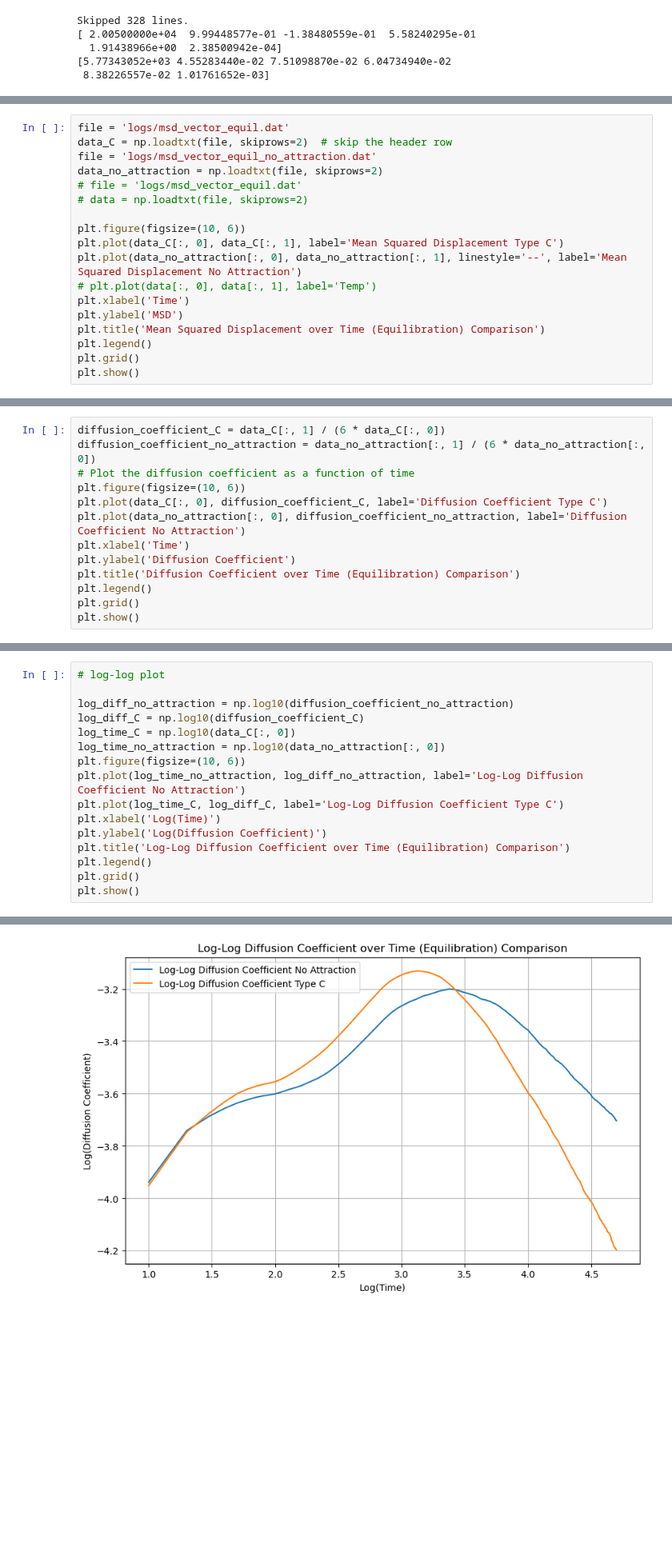
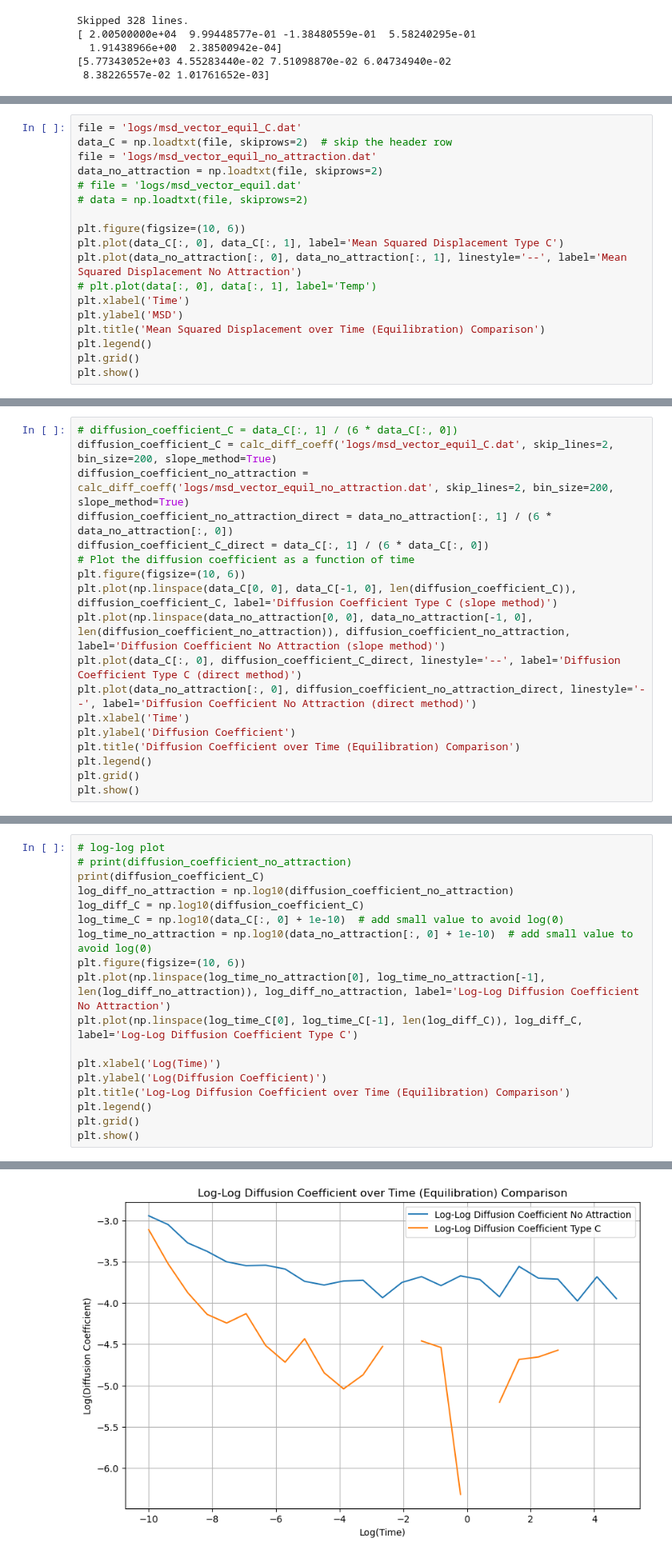
Before and after one commit to anotherbeaver/amine_polymers, a Jupyter notebook: logs/analyze_logs.ipynb, the cells around one changed output, grey strips where cells are left out. Shown at 80% size. Saved outputs shown, nothing was run; the diff lists cells and outputs as text; blank space fills up the shorter version.

```diff
--- a/logs/analyze_logs.ipynb
+++ b/logs/analyze_logs.ipynb
@@ -46,5 +77,5 @@ plt.show()
 # %%
-file = 'logs/msd_vector_equil.dat'
+file = 'logs/msd_vector_equil_C.dat'
 data_C = np.loadtxt(file, skiprows=2)  # skip the header row
 file = 'logs/msd_vector_equil_no_attraction.dat'
 data_no_attraction = np.loadtxt(file, skiprows=2)
@@ -66,10 +97,15 @@ plt.show()
 # %%
-diffusion_coefficient_C = data_C[:, 1] / (6 * data_C[:, 0])
-diffusion_coefficient_no_attraction = data_no_attraction[:, 1] / (6 * data_no_attraction[:, 0])
+# diffusion_coefficient_C = data_C[:, 1] / (6 * data_C[:, 0])
+diffusion_coefficient_C = calc_diff_coeff('logs/msd_vector_equil_C.dat', skip_lines=2, bin_size=200, slope_method=True)
+diffusion_coefficient_no_attraction = calc_diff_coeff('logs/msd_vector_equil_no_attraction.dat', skip_lines=2, bin_size=200, slope_method=True)
+diffusion_coefficient_no_attraction_direct = data_no_attraction[:, 1] / (6 * data_no_attraction[:, 0])
+diffusion_coefficient_C_direct = data_C[:, 1] / (6 * data_C[:, 0])
 # Plot the diffusion coefficient as a function of time
 plt.figure(figsize=(10, 6))
-plt.plot(data_C[:, 0], diffusion_coefficient_C, label='Diffusion Coefficient Type C')
-plt.plot(data_no_attraction[:, 0], diffusion_coefficient_no_attraction, label='Diffusion Coefficient No Attraction')
+plt.plot(np.linspace(data_C[0, 0], data_C[-1, 0], len(diffusion_coefficient_C)), diffusion_coefficient_C, label='Diffusion Coefficient Type C (slope method)')
+plt.plot(np.linspace(data_no_attraction[0, 0], data_no_attraction[-1, 0], len(diffusion_coefficient_no_attraction)), diffusion_coefficient_no_attraction, label='Diffusion Coefficient No Attraction (slope method)')
+plt.plot(data_C[:, 0], diffusion_coefficient_C_direct, linestyle='--', label='Diffusion Coefficient Type C (direct method)')
+plt.plot(data_no_attraction[:, 0], diffusion_coefficient_no_attraction_direct, linestyle='--', label='Diffusion Coefficient No Attraction (direct method)')
 plt.xlabel('Time')
 plt.ylabel('Diffusion Coefficient')
 plt.title('Diffusion Coefficient over Time (Equilibration) Comparison')
@@ -81,13 +117,15 @@ plt.show()
 # %%
 # log-log plot
-
+# print(diffusion_coefficient_no_attraction)
+print(diffusion_coefficient_C)
 log_diff_no_attraction = np.log10(diffusion_coefficient_no_attraction)
 log_diff_C = np.log10(diffusion_coefficient_C)
-log_time_C = np.log10(data_C[:, 0])
-log_time_no_attraction = np.log10(data_no_attraction[:, 0])
+log_time_C = np.log10(data_C[:, 0] + 1e-10)  # add small value to avoid log(0)
+log_time_no_attraction = np.log10(data_no_attraction[:, 0] + 1e-10)  # add small value to avoid log(0)
 plt.figure(figsize=(10, 6))
-plt.plot(log_time_no_attraction, log_diff_no_attraction, label='Log-Log Diffusion Coefficient No Attraction')
-plt.plot(log_time_C, log_diff_C, label='Log-Log Diffusion Coefficient Type C')
+plt.plot(np.linspace(log_time_no_attraction[0], log_time_no_attraction[-1], len(log_diff_no_attraction)), log_diff_no_attraction, label='Log-Log Diffusion Coefficient No Attraction')
+plt.plot(np.linspace(log_time_C[0], log_time_C[-1], len(log_diff_C)), log_diff_C, label='Log-Log Diffusion Coefficient Type C')
+
 plt.xlabel('Log(Time)')
 plt.ylabel('Log(Diffusion Coefficient)')
 plt.title('Log-Log Diffusion Coefficient over Time (Equilibration) Comparison')
@@ -98,4 +143,4 @@ plt.show()
-[figure, old version]
+[figure, new version]
 # %%
 file = 'logs/msd_vector_equil.dat'
 data = np.loadtxt(file, skiprows=2)  # skip the header row
```
Also changed, not shown: parts of 5 cells of this notebook, 2 other files.
